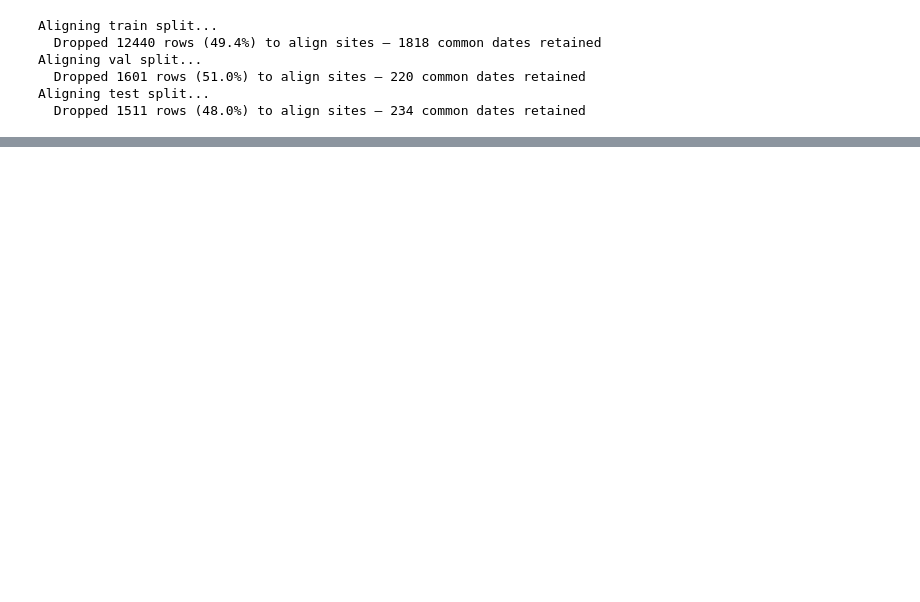
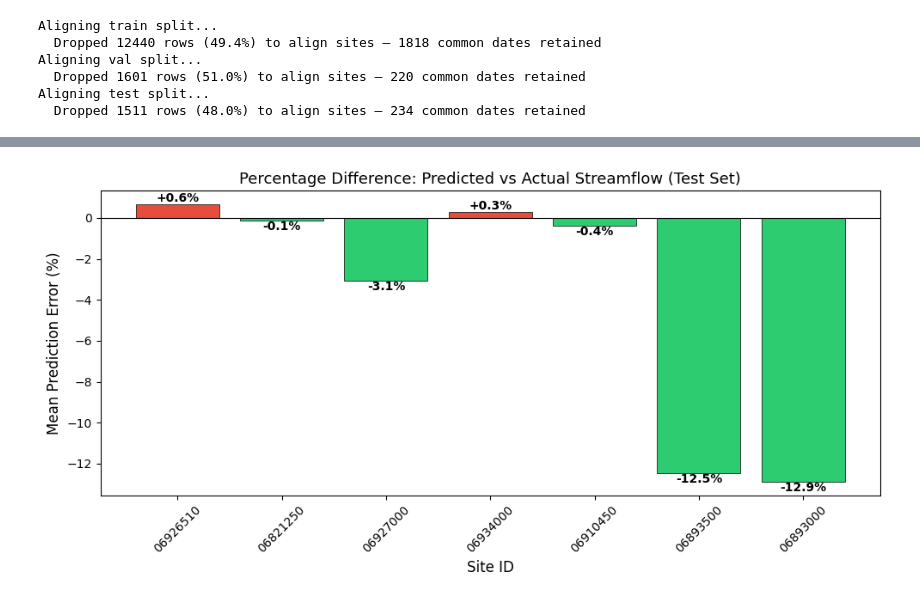
Before and after one commit to connorjsmith28/Flood-Forecasting, a Jupyter notebook: models/gru_model.ipynb, the cells around one changed output, grey strips where cells are left out. Cells and saved outputs as stored; diff of their text form; code cells hidden in the pictures; blank space fills up the shorter version.

```diff
--- a/models/gru_model.ipynb
+++ b/models/gru_model.ipynb
@@ -21,7 +21,8 @@ config = {
         "gage_height_ft_mean",
         "precipitation_mm",
         "temperature_c",
-        "specific_humidity_kgkg",
+        "gage_height_ft_max",
+        "gage_height_ft_min",
     ],
     "target": "streamflow_cfs_target_24h",
     "train_split": 0.8,
@@ -106,7 +107,7 @@ Aligning test split...
   Dropped 1511 rows (48.0%) to align sites — 234 common dates retained
 # %%
 
-WINDOW_SIZE = 14
+WINDOW_SIZE = 3
 
 def create_sequences(X, y, site_ids, window_size):
     """Create sliding window sequences for all sites in parallel.
@@ -189,6 +190,19 @@ y_train = np.column_stack(y_train_list)
 y_val = np.column_stack(y_val_list)
 y_test = np.column_stack(y_test_list)
 
+# Drop rows with any NaN in X or y
+def drop_nan_rows(X, y):
+    nan_x = np.isnan(X).any(axis=(1, 2))
+    nan_y = np.isnan(y).any(axis=1)
+    mask = ~(nan_x | nan_y)
+    return X[mask], y[mask]
+
+before = len(X_train)
+X_train, y_train = drop_nan_rows(X_train, y_train)
+X_val, y_val = drop_nan_rows(X_val, y_val)
+X_test, y_test = drop_nan_rows(X_test, y_test)
+print(f"Dropped {before - len(X_train)} NaN rows from train")
+
 print(f"X_train: {X_train.shape}  y_train: {y_train.shape}")
 print(f"X_val:   {X_val.shape}  y_val:   {y_val.shape}")
 print(f"X_test:  {X_test.shape}  y_test:  {y_test.shape}")
@@ -331,0 +326,32 @@ Test std streamflow: 2264.02172962413
+# %%
+import matplotlib.pyplot as plt
+
+sites = config["sites"]
+num_sites = len(sites)
+
+# Compute percentage difference: (pred - actual) / actual * 100
+pct_diff_test = ((pred_test_real.mean(axis=0) - actual_test_real.mean(axis=0))
+                 / actual_test_real.mean(axis=0) * 100)
+
+colors = ['#e74c3c' if v > 0 else '#2ecc71' for v in pct_diff_test]
+
+fig, ax = plt.subplots(figsize=(10, 5))
+bars = ax.bar(sites, pct_diff_test, color=colors, edgecolor='black', linewidth=0.5)
+
+# Add percentage labels on each bar
+for bar, pct in zip(bars, pct_diff_test):
+    y = bar.get_height()
+    ax.text(bar.get_x() + bar.get_width() / 2, y,
+            f'{pct:+.1f}%', ha='center',
+            va='bottom' if y >= 0 else 'top',
+            fontweight='bold', fontsize=10)
+
+ax.axhline(0, color='black', linewidth=0.8)
+ax.set_xlabel('Site ID', fontsize=12)
+ax.set_ylabel('Mean Prediction Error (%)', fontsize=12)
+ax.set_title('Percentage Difference: Predicted vs Actual Streamflow (Test Set)', fontsize=13)
+ax.tick_params(axis='x', rotation=45)
+plt.tight_layout()
+plt.show()
+# %% [output]
+[figure, added]
```
Also changed, not shown: parts of 8 cells of this notebook.
